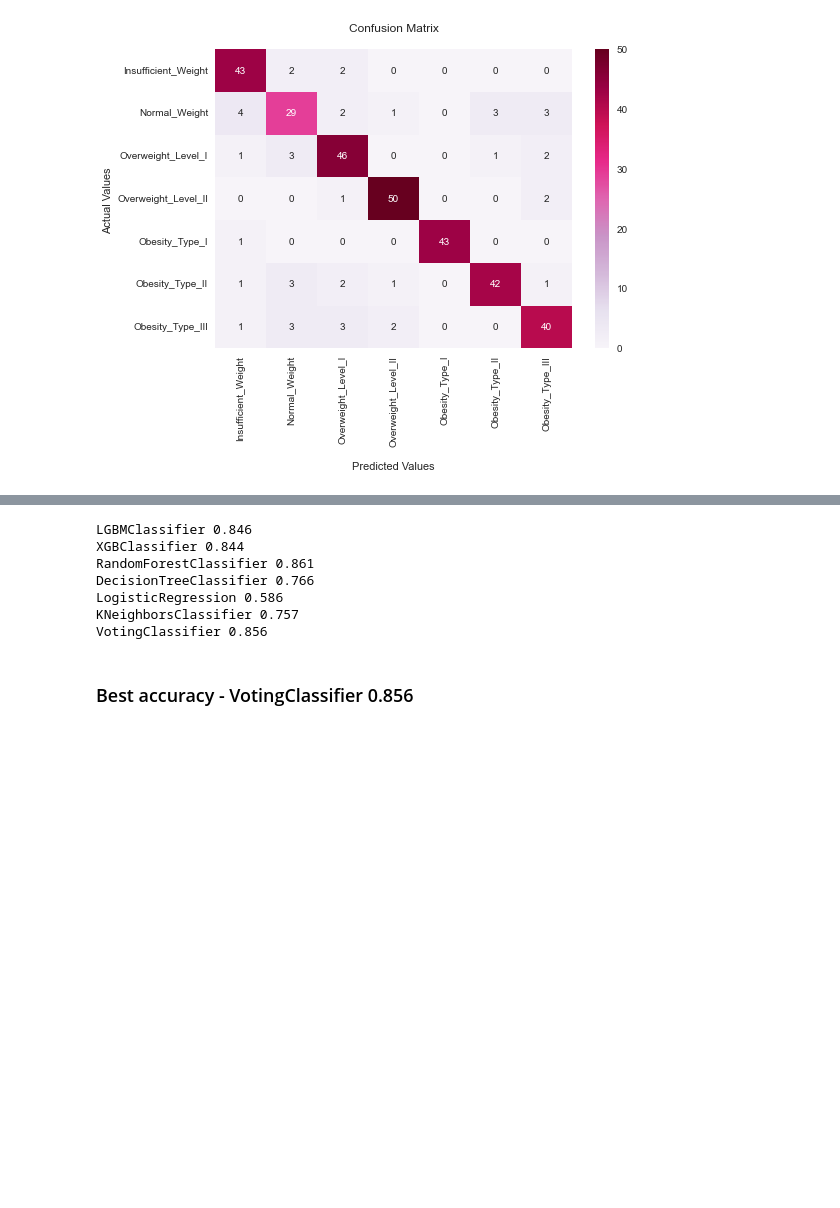
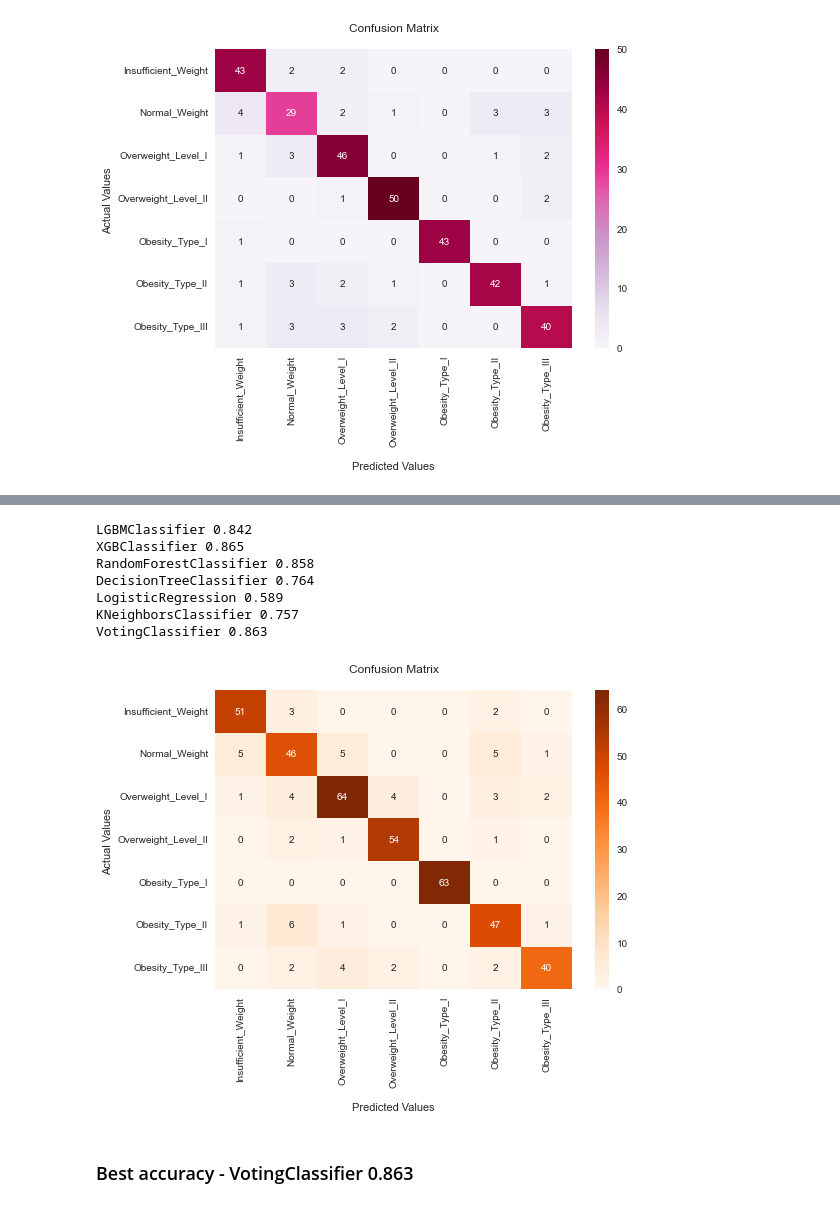
Before and after one commit to NoaAmichai/Obesity-Data-Science-Project, a Jupyter notebook: Obesity_Semester_B.ipynb, the cells around one changed output, grey strips where cells are left out. Drawn from its saved outputs; the diff is of its cells as text; code cells hidden in the pictures; blank space fills up the shorter version.

```diff
--- a/Obesity_Semester_B.ipynb
+++ b/Obesity_Semester_B.ipynb
@@ -258,8 +252,8 @@ VotingClassifier(estimators=[('lgb', LGBMClassifier()),
 # %%
-for clf in (lgb,XGBClassifier, rnd_clf, dt_clf, log_clf, knn_clf, voting_clf):
+for clf in (LGB, XGB, RandomForest, DecisionTree, LogisticRegression, KNN, voting_clf):
     clf.fit(X_train, y_train)
-    y_pred = clf.predict(X_val)
-    print(clf.__class__.__name__, round(accuracy_score(y_val, y_pred),3))
+    y_predict = clf.predict(X_val)
+    print(clf.__class__.__name__, round(accuracy_score(y_val, y_predict),3))
 # %% [output]
 LGBMClassifier 0.855
 XGBClassifier 0.849
@@ -291,19 +277,0 @@ from sklearn.model_selection import RandomizedSearchCV
-# %%
-#XGBClassifier
-from xgboost import XGBClassifier
-
-parameters = {
-        'learning_rate': [ 0.1,0.3,0.03],
-        'max_depth': [int(x) for x in range(1, 20)],
-        'min_child_weight': [1, 2],
-        'subsample': [0.5,0.6,1],
-        'colsample_bytree': [0.3,0.5, 0.7],
-        'n_estimators' : [100,150,170,200]
-         }
-XGBClassifier = XGBClassifier(objective="binary:logistic",num_class=7,eval_metric='auc')
-random_XGB = RandomizedSearchCV(XGBClassifier,parameters, n_jobs=-1,
-                          cv = kf,random_state=42, n_iter = 50, verbose = True)
-random_XGB.fit(X_train,y_train)
-y_pred_XGB_random = random_XGB.predict(X_val)
-print(round(metrics.accuracy_score(y_val,y_pred_XGB_random),3))
-print (random_XGB.best_params_)
@@ -339,15 +303,26 @@ VotingClassifier(estimators=[('lgb', LGBMClassifier()),
 # %%
-for clf in (lgb,XGBClassifier, rnd_clf, dt_clf, log_clf, knn_clf, voting_clf):
+for clf in (LGB, XGB, RandomForest, DecisionTree, LogisticRegression, KNN, voting_clf):
     clf.fit(X_train, y_train)
-    y_pred = clf.predict(X_test)
-    print(clf.__class__.__name__, round(accuracy_score(y_test, y_pred),3))
+    y_predict = clf.predict(X_test)
+    print(clf.__class__.__name__, round(accuracy_score(y_test, y_predict),3))
 # %% [output]
-LGBMClassifier 0.846
-XGBClassifier 0.844
-RandomForestClassifier 0.861
-DecisionTreeClassifier 0.766
-LogisticRegression 0.586
+LGBMClassifier 0.842
+XGBClassifier 0.865
+RandomForestClassifier 0.858
+DecisionTreeClassifier 0.764
+LogisticRegression 0.589
 KNeighborsClassifier 0.757
-VotingClassifier 0.856
+VotingClassifier 0.863
+# %%
+cf_matrix = confusion_matrix(y_test, y_predict)
+ax = sns.heatmap(cf_matrix, annot=True, fmt='', cmap='Oranges')
+ax.set_title('Confusion Matrix\n');
+ax.set_xlabel('\nPredicted Values')
+ax.set_ylabel('Actual Values ');
+ax.xaxis.set_ticklabels(labels,rotation=90)
+ax.yaxis.set_ticklabels(labels,rotation=0)
+plt.show()
+# %% [output]
+[figure, added]
 # %% [markdown]
-### Best accuracy -  VotingClassifier 0.856
+### Best accuracy -  VotingClassifier 0.863
```
Also changed, not shown: parts of 20 cells of this notebook.
